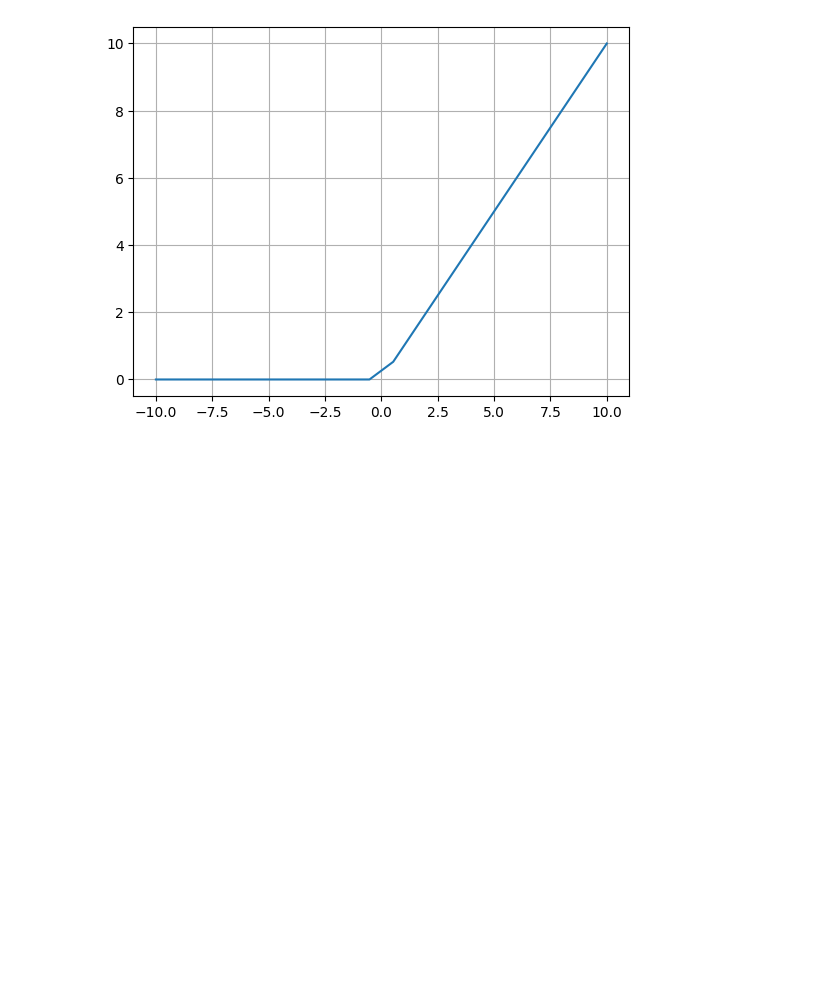
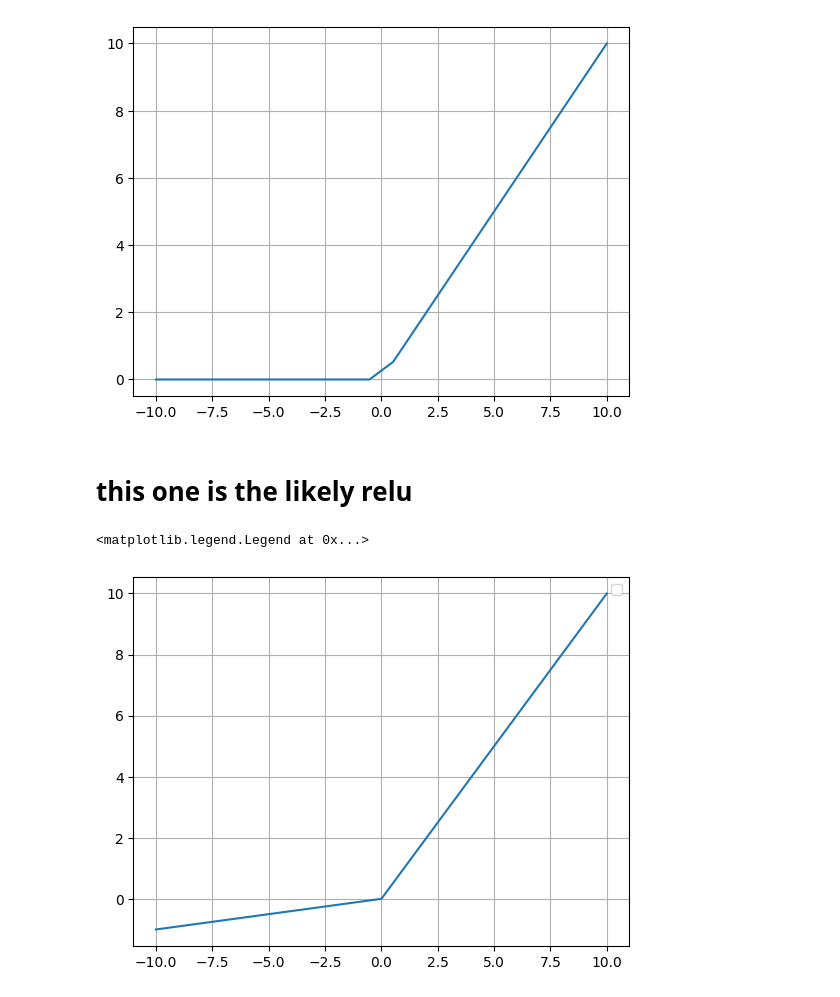
Before and after one commit to shivanand-1/deep-learning, a Jupyter notebook: 11activation_functions.ipynb, the cells around one changed output. Cells and saved outputs as stored; diff of their text form; code cells hidden in the pictures; blank space fills up the shorter version.

```diff
--- a/11activation_functions.ipynb
+++ b/11activation_functions.ipynb
@@ -35,3 +35,16 @@ plt.plot(X2,y2)
 # %% [output]
 [<matplotlib.lines.Line2D at 0x...>]
 [figure]
+# %% [markdown]
+# this one is the likely relu
+# %%
+X3=np.linspace(-10,10,10000)
+options=lambda x : x*0.10 if x<0 else x
+y3=list(map(options,X3))
+# %%
+plt.plot(X3,y3)
+plt.grid()
+plt.legend()
+# %% [output]
+<matplotlib.legend.Legend at 0x...>
+[figure, added]
```
Also changed, not shown: 3 other files.
